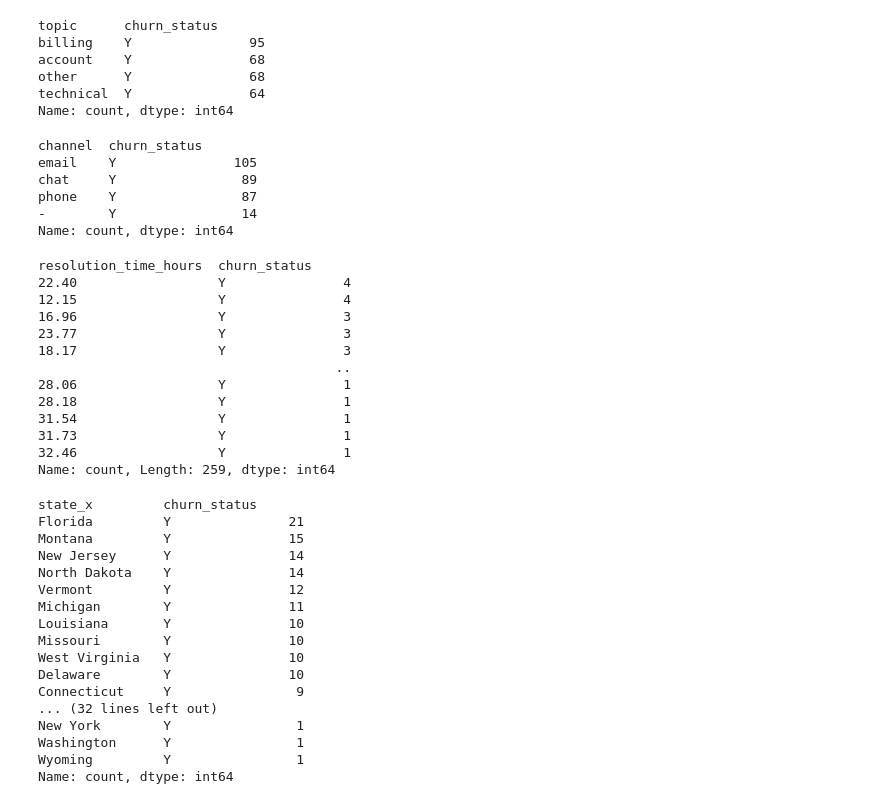
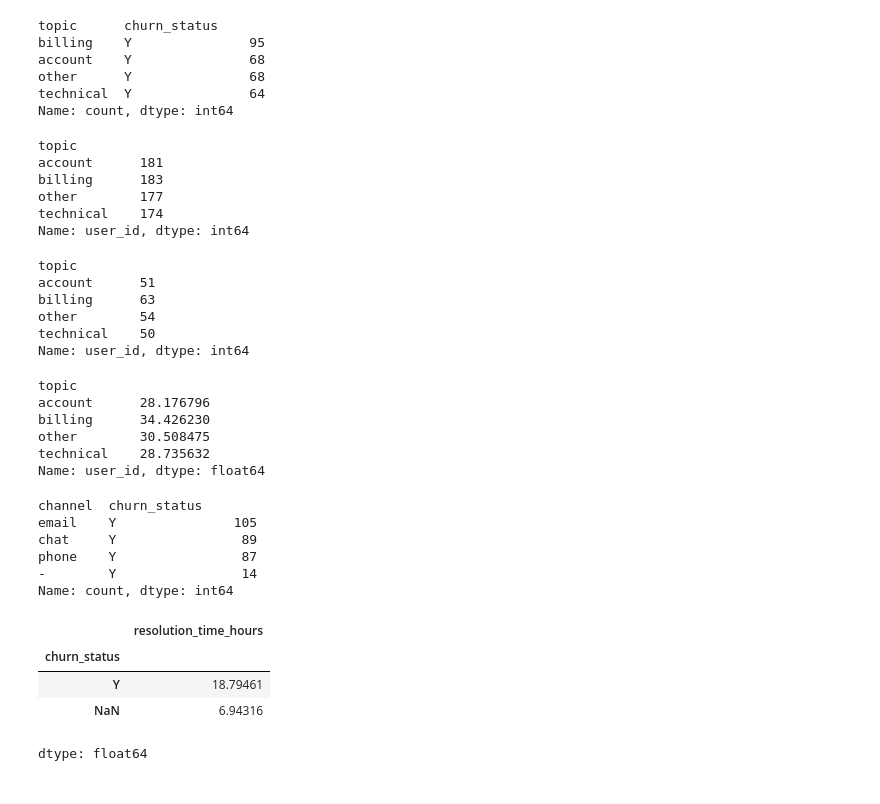
Before and after one commit to atkhushboo/subscriber-churn-analysis-python, a Jupyter notebook: fitly_Analysis.ipynb, the cells around one changed output. Drawn from its saved outputs; the diff is of its cells as text; code cells hidden in the pictures.

Commit message:
Add churn analysis by plan and support topic

```diff
--- a/fitly_Analysis.ipynb
+++ b/fitly_Analysis.ipynb
@@ -458,6 +458,39 @@ account    Y               68
 other      Y               68
 technical  Y               64
 Name: count, dtype: int64
+# %%
+# Total unique users by topic
+total_users= fitly_df.groupby('topic')['user_id'].nunique()
+print(total_users)
+# %% [output]
+topic
+account      181
+billing      183
+other        177
+technical    174
+Name: user_id, dtype: int64
+# %%
+# Churned unique users by topic
+churned_topic_users = fitly_df[fitly_df['churn_status'] == 'Y'].groupby('topic')['user_id'].nunique()
+print(churned_topic_users)
+# %% [output]
+topic
+account      51
+billing      63
+other        54
+technical    50
+Name: user_id, dtype: int64
+# %%
+# Churn rate by topic
+topic_churn_rate = (churned_topic_users / total_users) * 100
+print(topic_churn_rate)           # Billing-related users have the highest churn rate (34.43%)
+# %% [output]
+topic
+account      28.176796
+billing      34.426230
+other        30.508475
+technical    28.735632
+Name: user_id, dtype: float64
 # %%
 # Channel vs Churn
 
@@ -472,39 +505,10 @@ Name: count, dtype: int64
 # %%
 # Resolution Time vs Churn
 
-print(fitly_df[['resolution_time_hours','churn_status']].value_counts())
+fitly_df.groupby('churn_status', dropna=False)['resolution_time_hours'].mean()
 # %% [output]
+|  | resolution_time_hours |
+| churn_status |  |
+| Y | 18.79461 |
+| NaN | 6.94316 |
-resolution_time_hours  churn_status
-22.40                  Y               4
-12.15                  Y               4
-16.96                  Y               3
-23.77                  Y               3
-18.17                  Y               3
-                                      ..
-28.06                  Y               1
-28.18                  Y               1
-31.54                  Y               1
-31.73                  Y               1
-32.46                  Y               1
-Name: count, Length: 259, dtype: int64
+dtype: float64
-# %%
-# State vs Churn
-print(fitly_df[['state_x','churn_status']].value_counts())
-# %% [output]
-state_x         churn_status
-Florida         Y               21
-Montana         Y               15
-New Jersey      Y               14
-North Dakota    Y               14
-Vermont         Y               12
-Michigan        Y               11
-Louisiana       Y               10
-Missouri        Y               10
-West Virginia   Y               10
-Delaware        Y               10
-Connecticut     Y                9
-... (32 lines left out)
-New York        Y                1
-Washington      Y                1
-Wyoming         Y                1
-Name: count, dtype: int64
```
Also changed, not shown: parts of 5 cells of this notebook.
